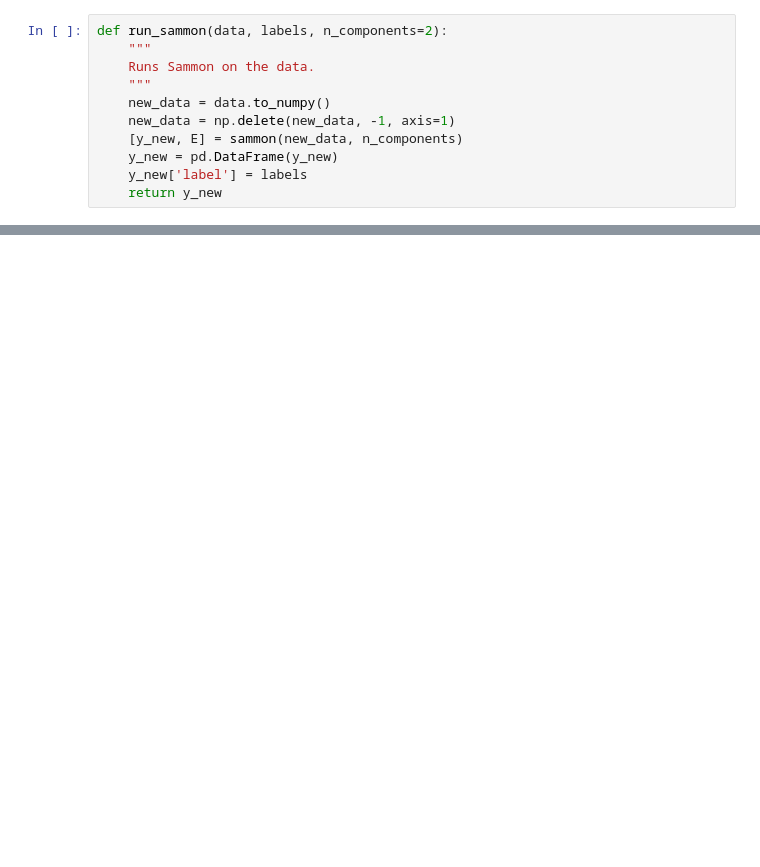
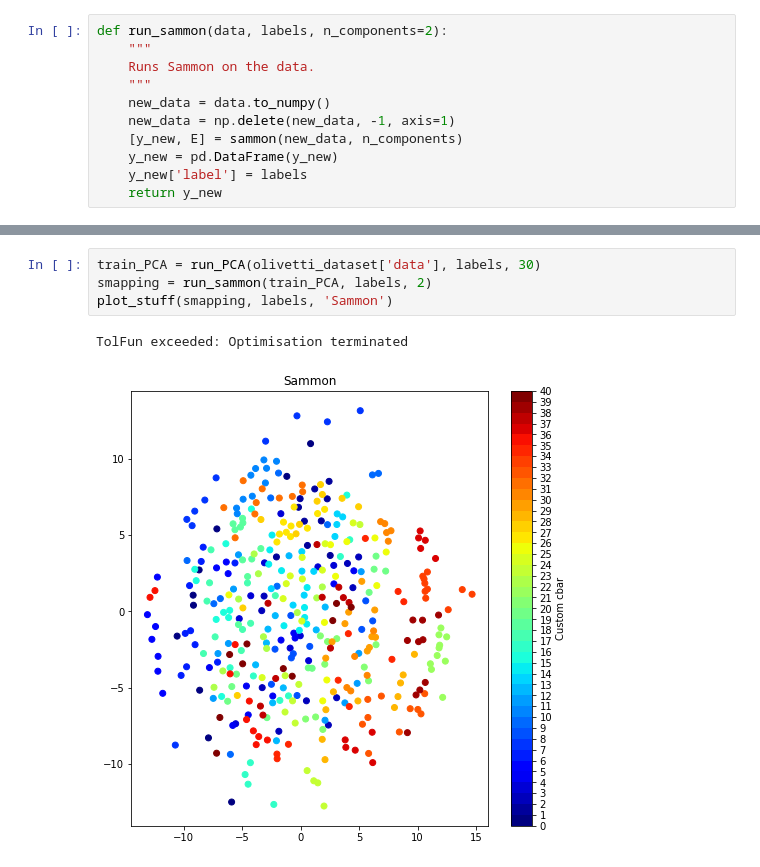
Before and after one commit to tejasvicsr1/t-SNE-Implementation, a Jupyter notebook: main.ipynb, the cells around one changed output, grey strips where cells are left out. Cells and saved outputs as stored; diff of their text form; blank space fills up the shorter version.

```diff
--- a/main.ipynb
+++ b/main.ipynb
@@ -128,0 +113,7 @@ plot_stuff(X_transformed, labels)
+# %%
+train_PCA = run_PCA(olivetti_dataset['data'], labels, 30)
+smapping = run_sammon(train_PCA, labels, 2)
+plot_stuff(smapping, labels, 'Sammon')
+# %% [output]
+TolFun exceeded: Optimisation terminated
+[figure, added]
```
Also changed, not shown: parts of 11 cells of this notebook, 2 other files.
